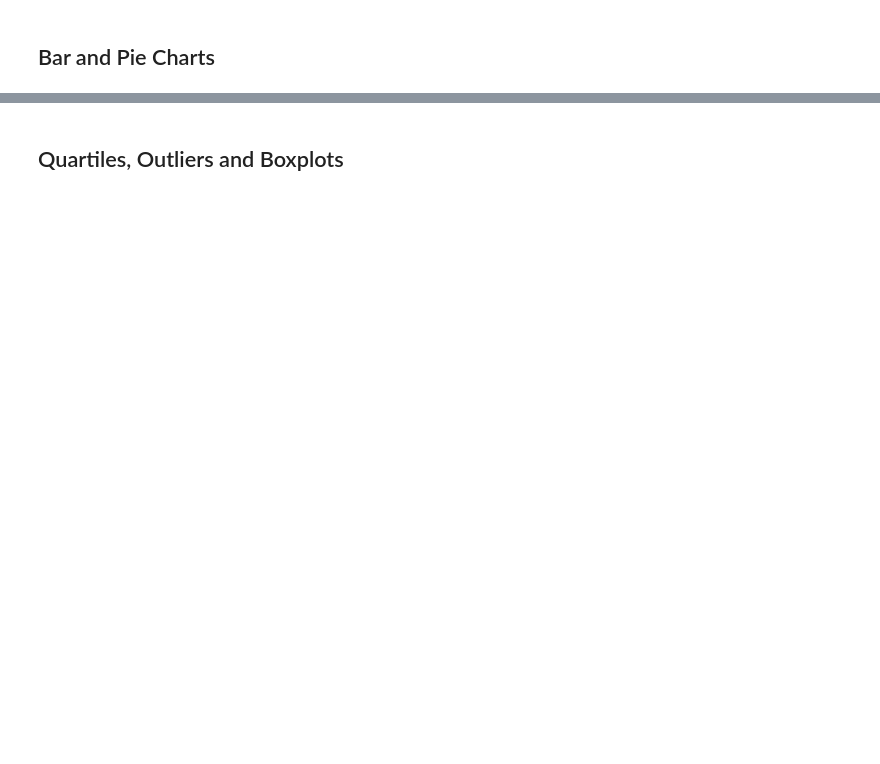
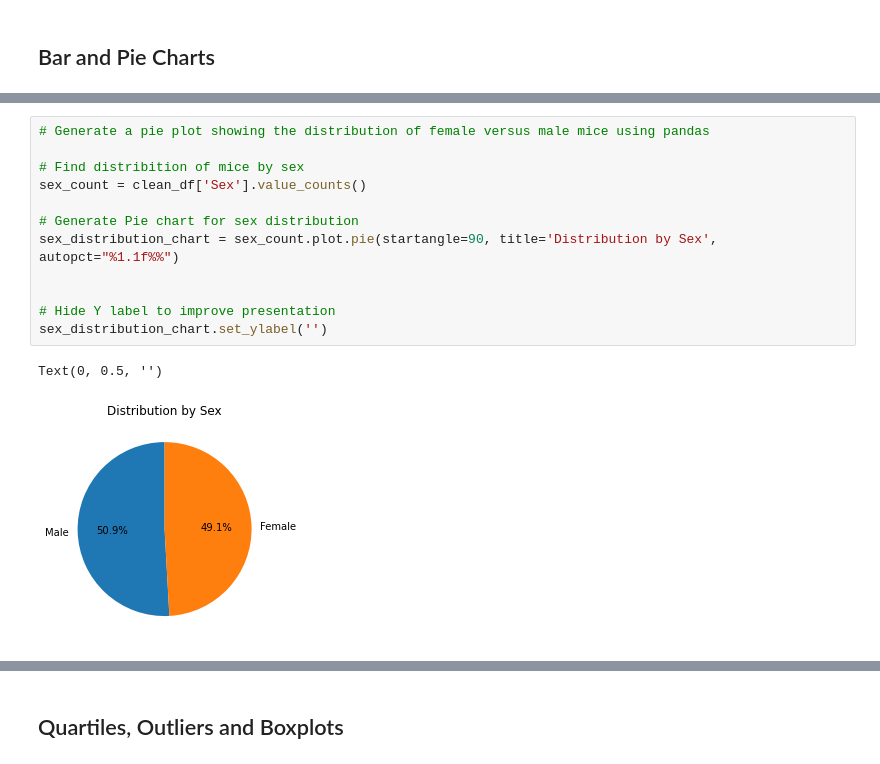
Before and after one commit to MattEgan660/Matplotlib-Challenge, a Jupyter notebook: pymaceuticals_starter.ipynb, the cells around one changed output, grey strips where cells are left out. Cells and saved outputs as stored; diff of their text form; blank space fills up the shorter version.

```diff
--- a/pymaceuticals_starter.ipynb
+++ b/pymaceuticals_starter.ipynb
@@ -55,0 +167,15 @@ study_results = pd.read_csv(study_results_path)
+# %%
+# Generate a pie plot showing the distribution of female versus male mice using pandas
+
+# Find distribition of mice by sex
+sex_count = clean_df['Sex'].value_counts()
+
+# Generate Pie chart for sex distribution
+sex_distribution_chart = sex_count.plot.pie(startangle=90, title='Distribution by Sex', autopct="%1.1f%%")
+
+
+# Hide Y label to improve presentation
+sex_distribution_chart.set_ylabel('')
+# %% [output]
+Text(0, 0.5, '')
+[figure, added]
```
Also changed, not shown: parts of 27 cells of this notebook.
